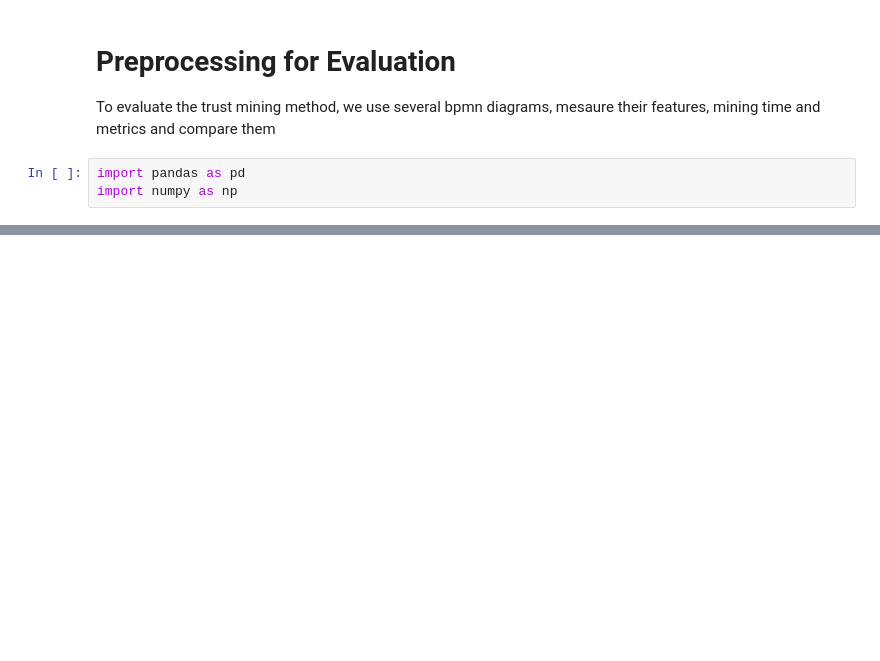
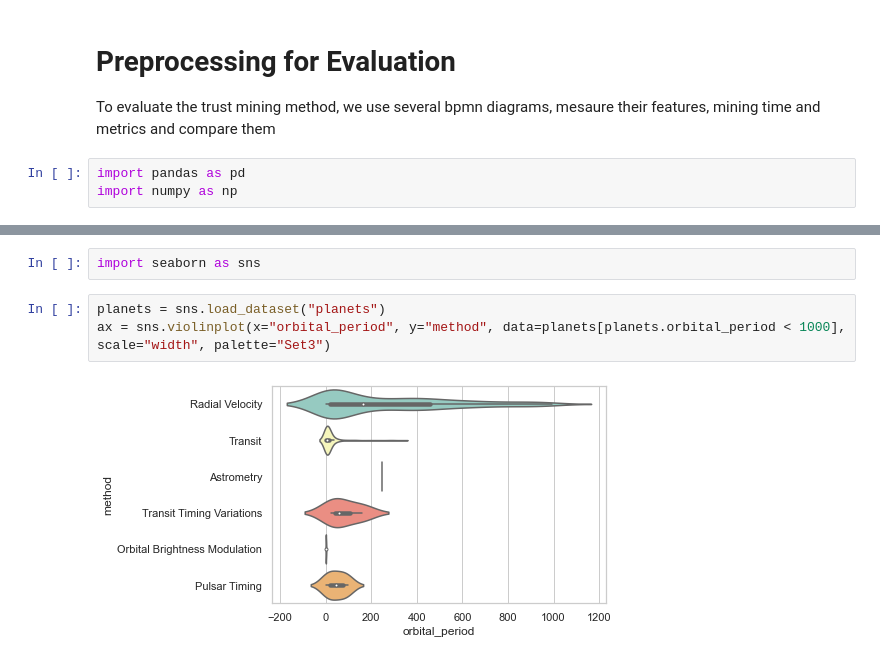
Before and after one commit to justdeko/trust-studio, a Jupyter notebook: trustminer-evaluation/src/aggregation_evaluation.ipynb, the cells around one changed output, grey strips where cells are left out. Cells and saved outputs as stored; diff of their text form; blank space fills up the shorter version.

```diff
--- a/trustminer-evaluation/src/aggregation_evaluation.ipynb
+++ b/trustminer-evaluation/src/aggregation_evaluation.ipynb
@@ -22,0 +85,7 @@ usable_bpmn_6219 = valid_bpmn_6219_df[valid_bpmn_df["modelNP"]>1]
+# %%
+import seaborn as sns
+# %%
+planets = sns.load_dataset("planets")
+ax = sns.violinplot(x="orbital_period", y="method", data=planets[planets.orbital_period < 1000], scale="width", palette="Set3")
+# %% [output]
+[figure, added]
```
Also changed, not shown: parts of 22 cells of this notebook.
